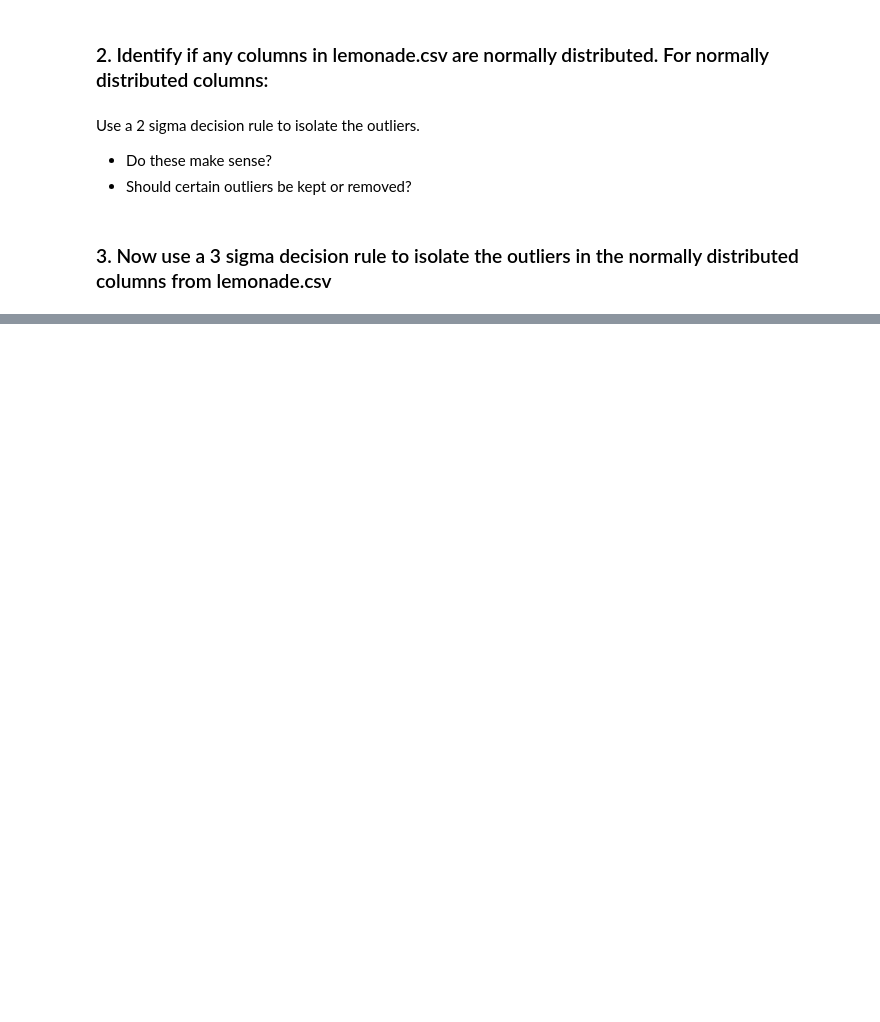
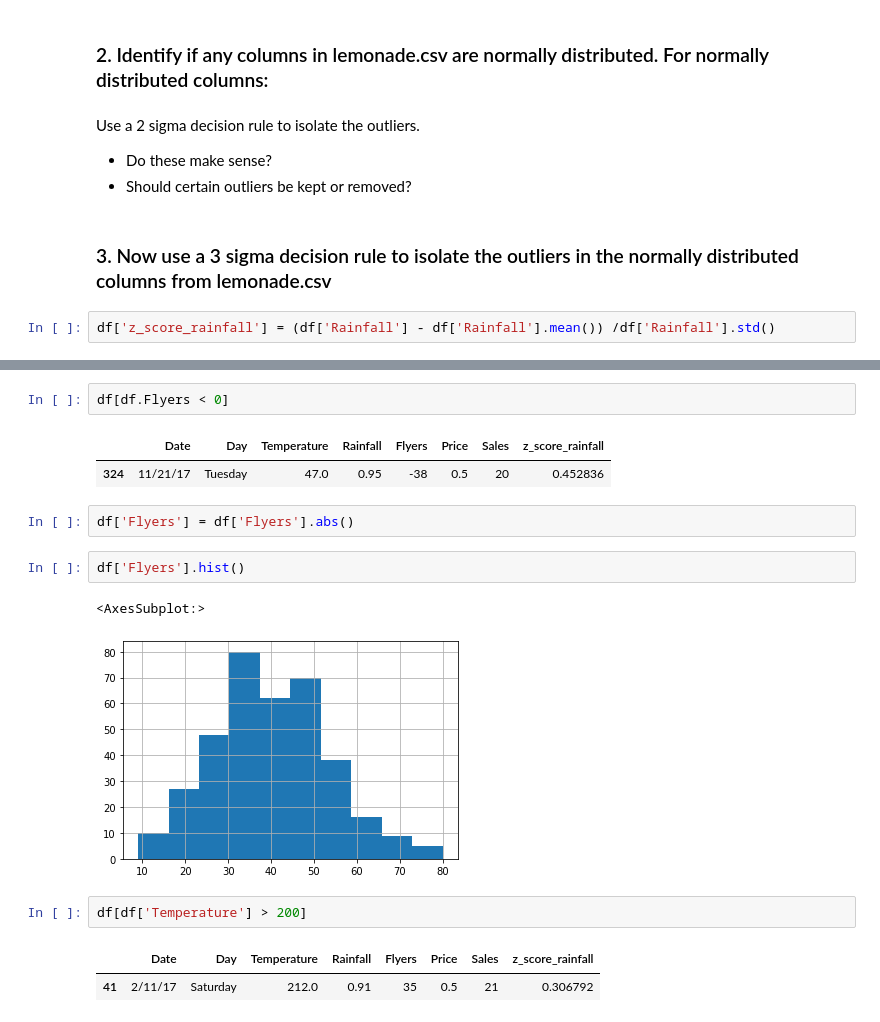
Before and after one commit to segovialori/anomaly-detection-exercises, a Jupyter notebook: continuous_probabilistic_methods.ipynb, the cells around one changed output, grey strips where cells are left out. Cells and saved outputs as stored; diff of their text form; blank space fills up the shorter version.

```diff
--- a/continuous_probabilistic_methods.ipynb
+++ b/continuous_probabilistic_methods.ipynb
@@ -223,3 +253,5 @@ Use a 2 sigma decision rule to isolate the outliers.
 - Should certain outliers be kept or removed?
 # %% [markdown]
 ### 3. Now use a 3 sigma decision rule to isolate the outliers in the normally distributed columns from lemonade.csv
+# %%
+df['z_score_rainfall'] = (df['Rainfall'] - df['Rainfall'].mean()) /df['Rainfall'].std()
@@ -225,0 +276,17 @@ Use a 2 sigma decision rule to isolate the outliers.
+# %%
+df[df.Flyers < 0]
+# %% [output]
+|  | Date | Day | Temperature | Rainfall | Flyers | Price | Sales | z_score_rainfall |
+| 324 | 11/21/17 | Tuesday | 47.0 | 0.95 | -38 | 0.5 | 20 | 0.452836 |
+# %%
+df['Flyers'] = df['Flyers'].abs()
+# %%
+df['Flyers'].hist()
+# %% [output]
+<AxesSubplot:>
+[figure, added]
+# %%
+df[df['Temperature'] > 200]
+# %% [output]
+|  | Date | Day | Temperature | Rainfall | Flyers | Price | Sales | z_score_rainfall |
+| 41 | 2/11/17 | Saturday | 212.0 | 0.91 | 35 | 0.5 | 21 | 0.306792 |
```
Also changed, not shown: parts of 11 cells of this notebook.
